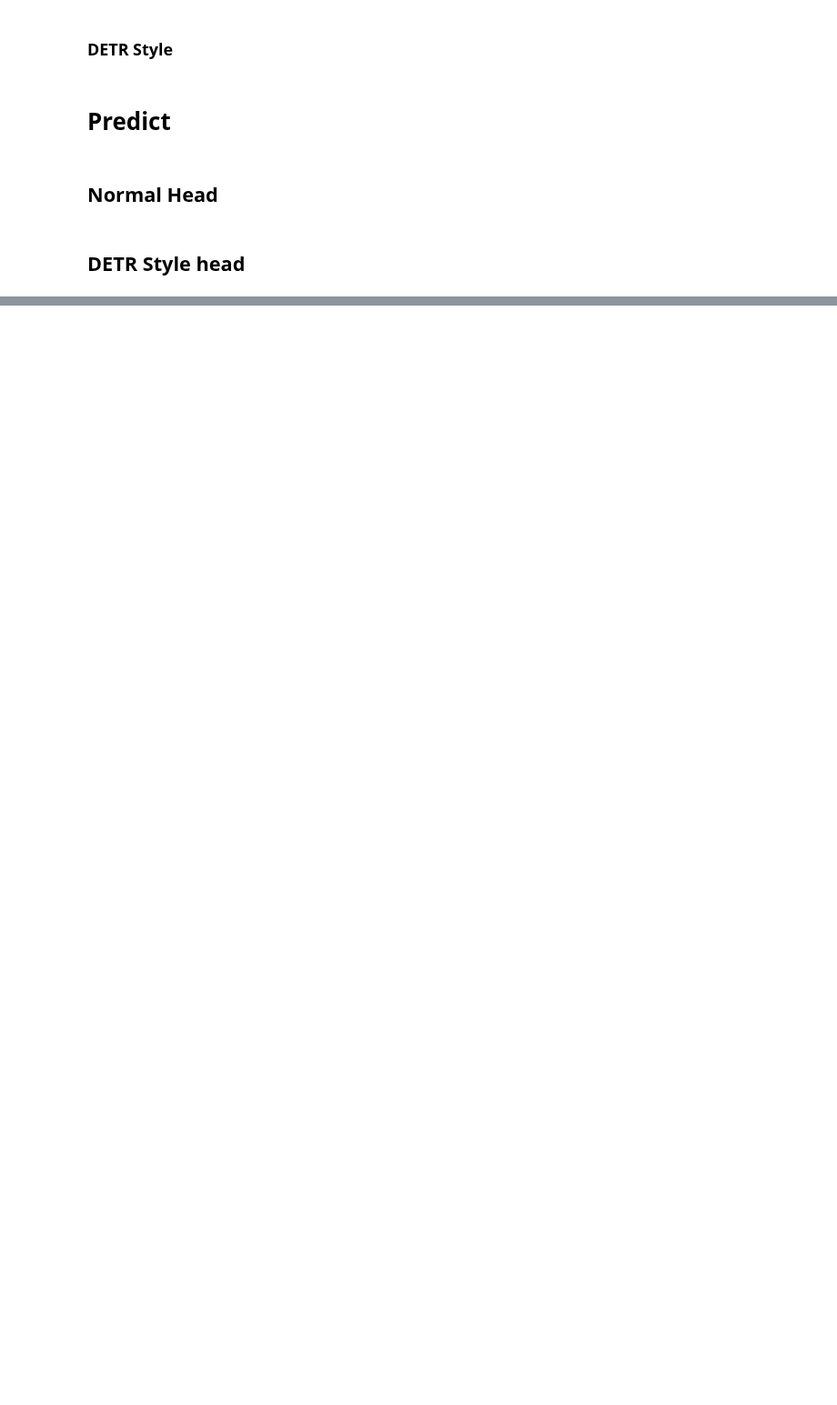
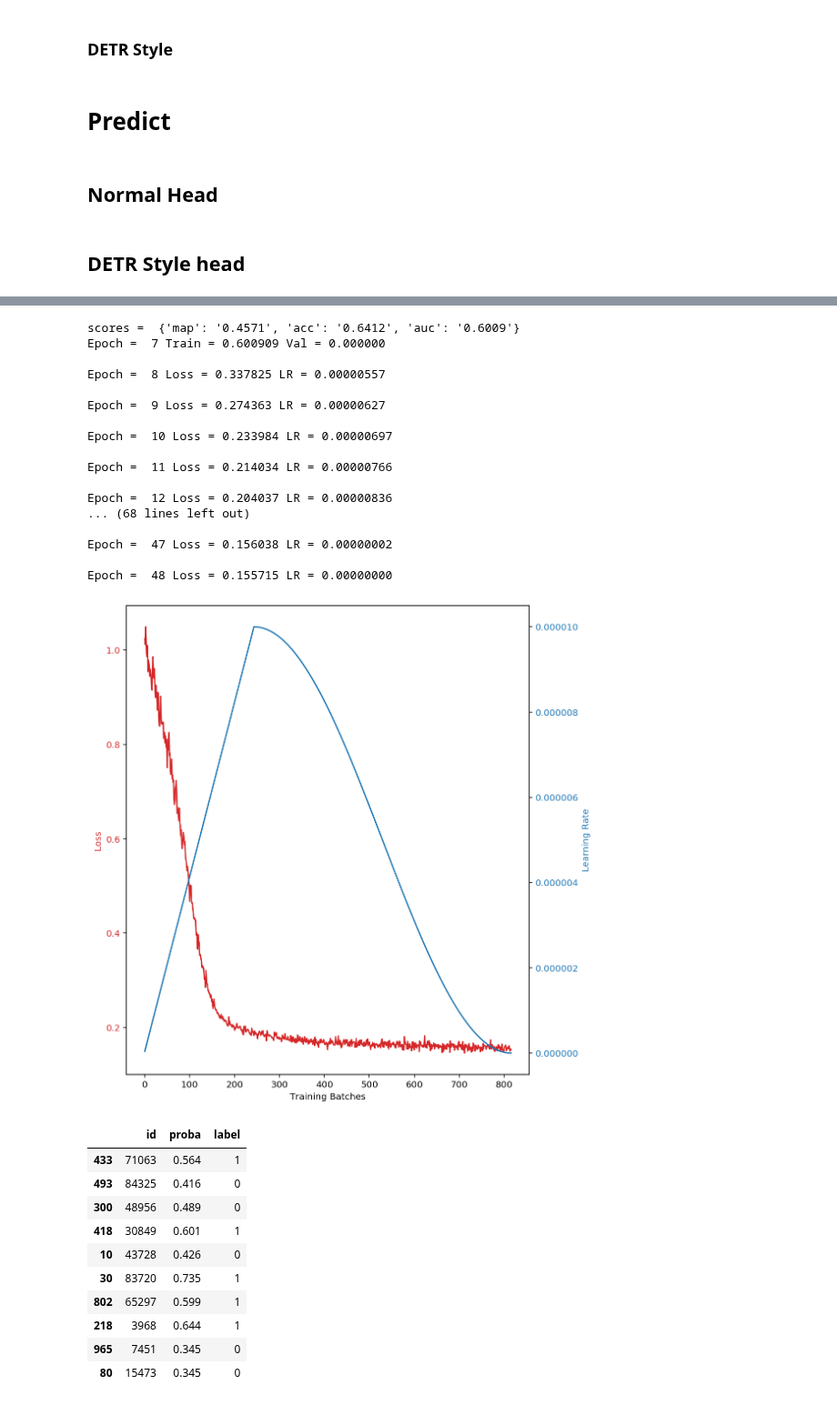
Before and after one commit to faizanahemad/facebook-hateful-memes, a Jupyter notebook: notebooks/Fasttext1DCNN.ipynb, the cells around one changed output, grey strips where cells are left out. Shown at 91% size. Drawn from its saved outputs; the diff is of its cells as text; code cells hidden in the pictures; blank space fills up the shorter version.

```diff
--- a/notebooks/Fasttext1DCNN.ipynb
+++ b/notebooks/Fasttext1DCNN.ipynb
@@ -485,8 +493,8 @@ prfs
 from facebook_hateful_memes_detector.utils import in_notebook, CNNHead, MultiLayerTransformerDecoderHead, AveragedLinearHead, OneTokenPositionLinearHead, MultiTaskForward, CNN2DHead
 def fb_detr_loss_builder(n_dims, n_tokens, n_out, dropout, **kwargs):
     loss = kwargs.pop("loss", "classification")
-    cnn = MultiLayerTransformerDecoderHead(n_dims, n_tokens, n_out, dropout,
-                                           gaussian_noise=0.1, n_layers=3, loss=loss)
+    cnn = MultiLayerTransformerDecoderHead(n_dims, n_tokens, n_out, dropout=0.5,
+                                           gaussian_noise=0.5, n_layers=3, loss=loss)
     mtf = MultiTaskForward([cnn])
     return mtf
 # %%
@@ -603,7 +612,7 @@ lr_strategy = {
         "encoder": {
             "layer": {
                 "3": {
-                    "lr": optimizer_params["lr"] / 1e3,
+                    "lr": optimizer_params["lr"] / 1e2,
                     "finetune": True
                 },
                 "4": {
@@ -611,36 +620,38 @@ lr_strategy = {
                     "finetune": True
                 },
                 "5": {
-                    "lr": optimizer_params["lr"] / 1e2,
+                    "lr": optimizer_params["lr"] / 1e1,
                     "finetune": True
                 }
             }
         },
     }
 }
-
 model_fn = model_builder(AlbertClassifer,
                          dict(classifier_dims=256,
                               num_classes=2,
                               embedding_dims=768,
-                              gaussian_noise=0.0, # 4.75
-                              dropout=0.1,
-                              word_masking_proba=0.0,
+                              gaussian_noise=0.75,
+                              dropout=0.25,
+                              word_masking_proba=0.25,
                               internal_dims=512,
                               final_layer_builder=fb_detr_loss_builder,
                               n_layers=2,
-                              n_encoders=3,
+                              n_encoders=2,
                               n_decoders=0,
                               n_tokens_in=96,
-                              n_tokens_out=96,
+                              n_tokens_out=16,
                               featurizer="transformer",
-                              model='./model-nsp',
+                              model='./distilbert-nsp',
+                              loss="focal",
+                              dice_loss_coef=0.0,
+                              auc_loss_coef=0.0,
                               finetune=False),
                          per_param_opts_fn=lr_strategy,
                          optimiser_class=optimizer,
                          optimiser_params=optimizer_params)
 
-epochs = 4
+epochs = 24
 batch_size = 256
 
 submission, text_model = train_and_predict(model_fn, data, batch_size, epochs,
@@ -649,3 +660,6 @@ submission, text_model = train_and_predict(model_fn, data, batch_size, epochs,
                                            sampling_policy="without_replacement")
 submission.to_csv("submission.csv",index=False)
 submission.sample(10)
+
+# 0.6723
+# %% [output]
@@ -652,3 +716,32 @@ submission.sample(10)
+scores =  {'map': '0.4571', 'acc': '0.6412', 'auc': '0.6009'}
+Epoch =  7 Train = 0.600909 Val = 0.000000
+
+Epoch =  8 Loss = 0.337825 LR = 0.00000557
+
+Epoch =  9 Loss = 0.274363 LR = 0.00000627
+
+Epoch =  10 Loss = 0.233984 LR = 0.00000697
+
+Epoch =  11 Loss = 0.214034 LR = 0.00000766
+
+Epoch =  12 Loss = 0.204037 LR = 0.00000836
+... (68 lines left out)
+
+Epoch =  47 Loss = 0.156038 LR = 0.00000002
+
+Epoch =  48 Loss = 0.155715 LR = 0.00000000
+[figure, added]
+|  | id | proba | label |
+| 433 | 71063 | 0.564 | 1 |
+| 493 | 84325 | 0.416 | 0 |
+| 300 | 48956 | 0.489 | 0 |
+| 418 | 30849 | 0.601 | 1 |
+| 10 | 43728 | 0.426 | 0 |
+| 30 | 83720 | 0.735 | 1 |
+| 802 | 65297 | 0.599 | 1 |
+| 218 | 3968 | 0.644 | 1 |
+| 965 | 7451 | 0.345 | 0 |
+| 80 | 15473 | 0.345 | 0 |
 # %%
 # What train-auc does we achieve if all examples have same score.
 # What train-auc does we achieve if all examples have random score.
```
Also changed, not shown: parts of 6 cells of this notebook.
